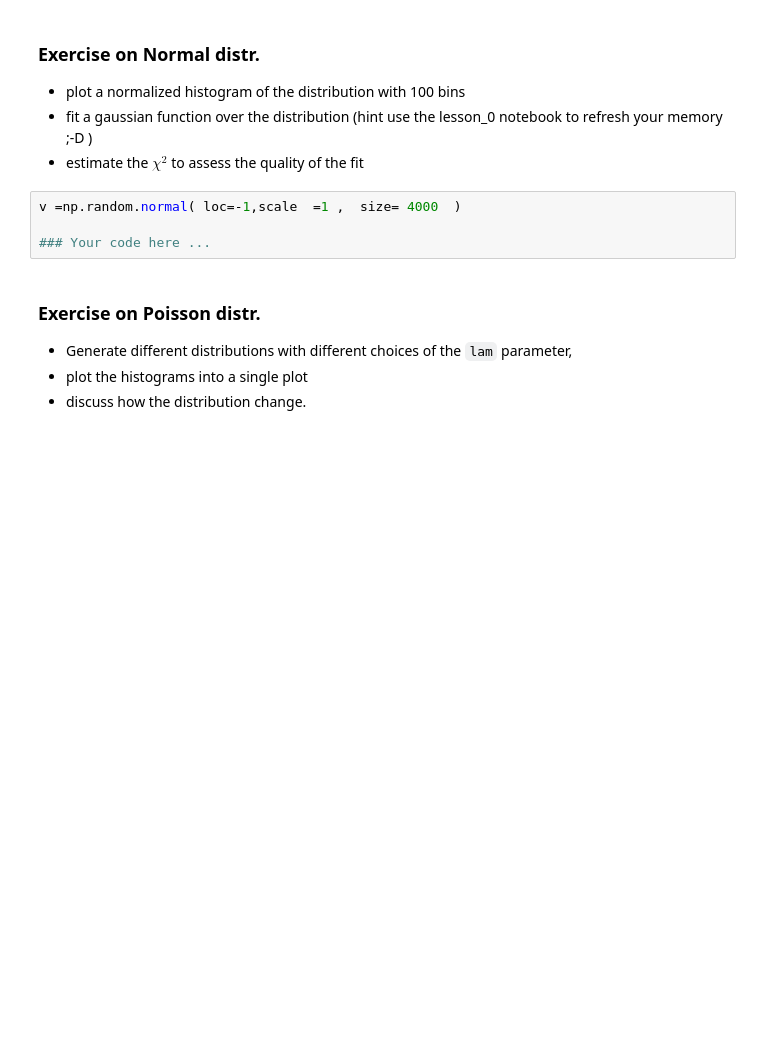
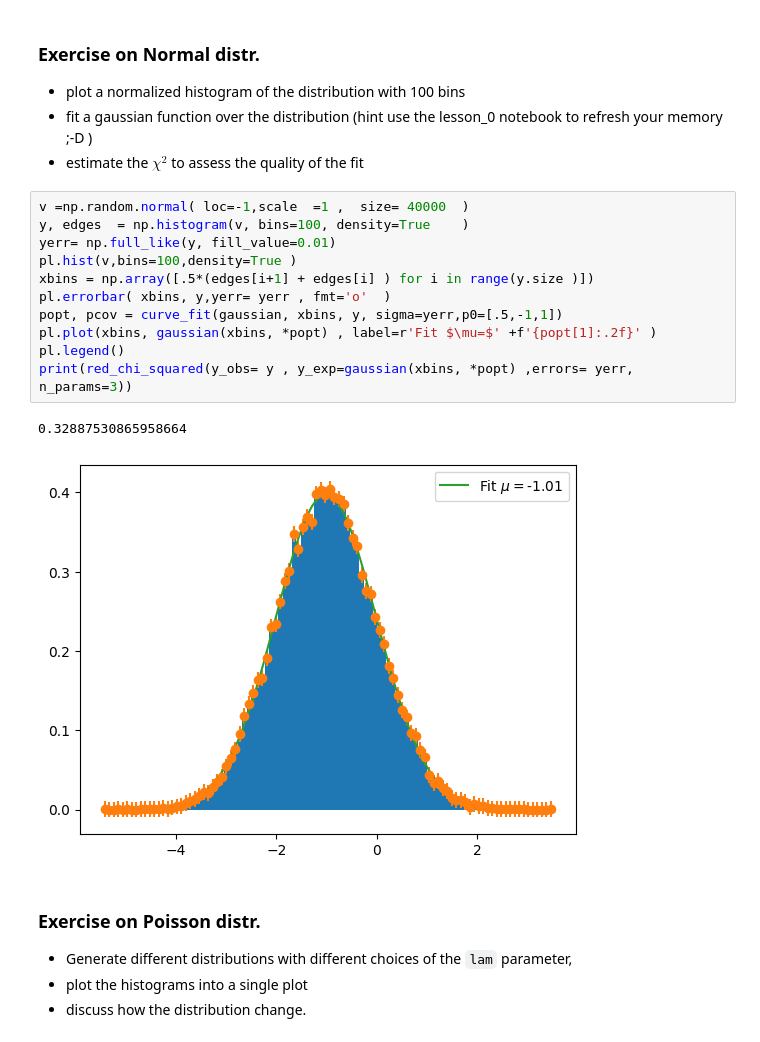
Before and after one commit to giuspugl/lab3_notebooks, a Jupyter notebook: lesson_2.ipynb, the cells around one changed output. Drawn from its saved outputs; the diff is of its cells as text; blank space fills up the shorter version.

```diff
--- a/lesson_2.ipynb
+++ b/lesson_2.ipynb
@@ -49,9 +58,19 @@ v =np.random.uniform( low=-1,high =1 ,  size= 4000  )
  -  fit a gaussian function over the distribution (hint use the lesson_0 notebook to refresh your memory  ;-D )
  -  estimate the $\chi^2$ to assess the quality of the fit
 # %%
-v =np.random.normal( loc=-1,scale  =1 ,  size= 4000  )
-
-### Your code here ...
+v =np.random.normal( loc=-1,scale  =1 ,  size= 40000  )
+y, edges  = np.histogram(v, bins=100, density=True    )
+yerr= np.full_like(y, fill_value=0.01)
+pl.hist(v,bins=100,density=True )
+xbins = np.array([.5*(edges[i+1] + edges[i] ) for i in range(y.size )])
+pl.errorbar( xbins, y,yerr= yerr , fmt='o'  )
+popt, pcov = curve_fit(gaussian, xbins, y, sigma=yerr,p0=[.5,-1,1])
+pl.plot(xbins, gaussian(xbins, *popt) , label=r'Fit $\mu=$' +f'{popt[1]:.2f}' )
+pl.legend()
+print(red_chi_squared(y_obs= y , y_exp=gaussian(xbins, *popt) ,errors= yerr, n_params=3))
+# %% [output]
+0.32887530865958664
+[figure, added]
 # %% [markdown]
 ### Exercise on Poisson distr.
 
```
Also changed, not shown: parts of 1 cell of this notebook.
